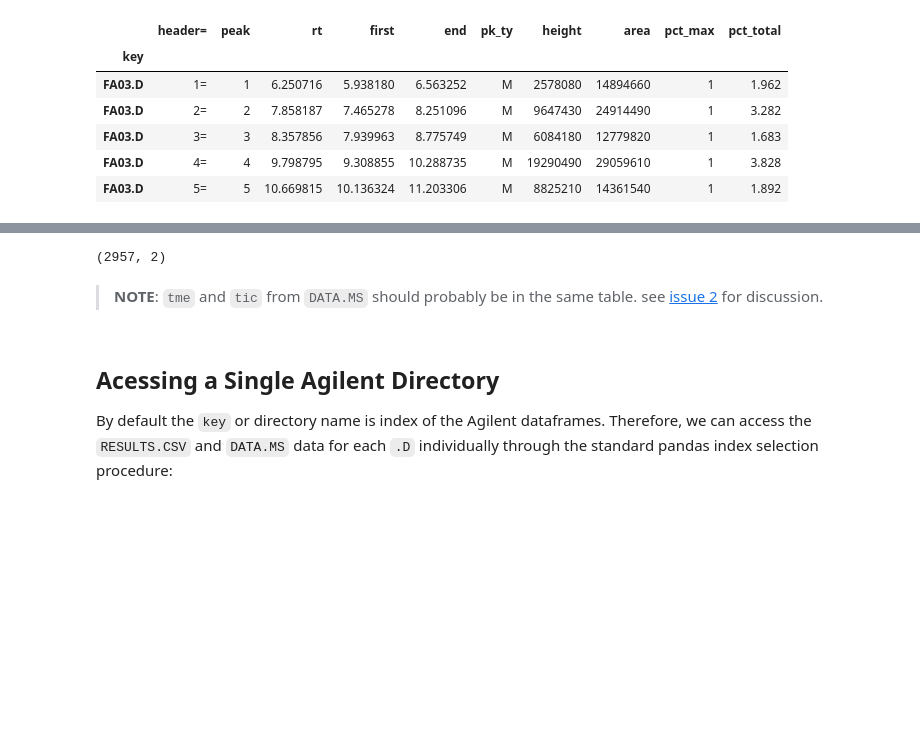
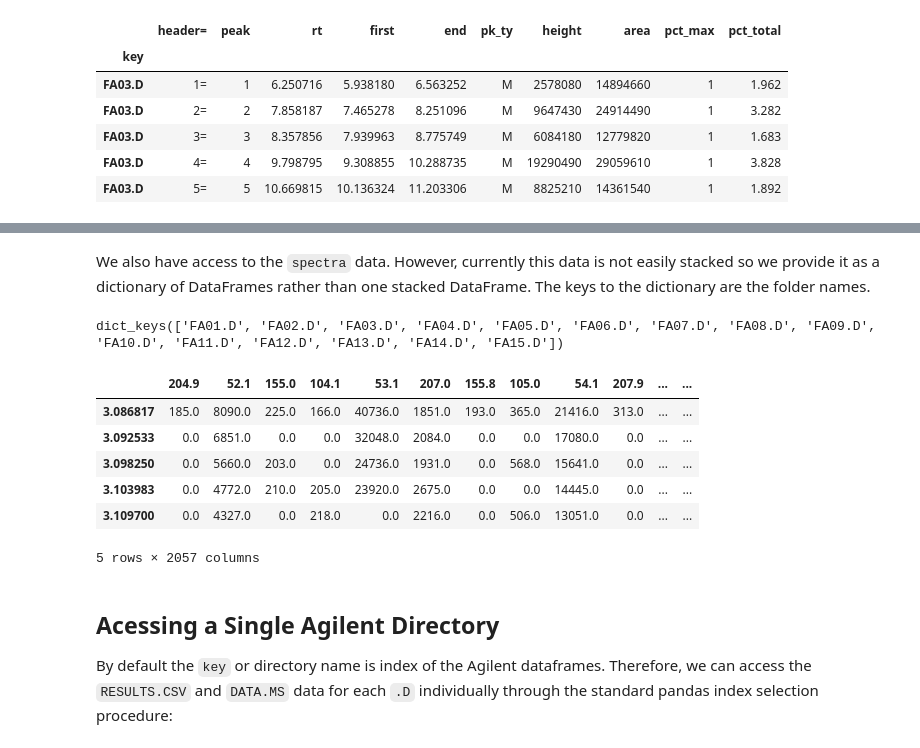
Before and after one commit to audere-labs/pyvalence, a Jupyter notebook: chromo_example.ipynb, the cells around one changed output, grey strips where cells are left out. Drawn from its saved outputs; the diff is of its cells as text; code cells hidden in the pictures; blank space fills up the shorter version.

Commit message:
temporary work around for spectra interface

```diff
--- a/chromo_example.ipynb
+++ b/chromo_example.ipynb
@@ -63,9 +75,19 @@ We can access the __DATA.MS__ `tme` tables from all Agilent directories as a sin
+# %% [markdown]
+We also have access to the `spectra` data.  However, currently this data is not easily stacked so we provide it as a dictionary of DataFrames rather than one stacked DataFrame.  The keys to the dictionary are the folder names.
+# %%
+agi.spectra.keys()
+# %% [output]
+dict_keys(['FA01.D', 'FA02.D', 'FA03.D', 'FA04.D', 'FA05.D', 'FA06.D', 'FA07.D', 'FA08.D', 'FA09.D', 'FA10.D', 'FA11.D', 'FA12.D', 'FA13.D', 'FA14.D', 'FA15.D'])
 # %%
-agi.datams.loc['FA01.D'].shape
+agi.spectra['FA01.D'].head()
 # %% [output]
+|  | 204.9 | 52.1 | 155.0 | 104.1 | 53.1 | 207.0 | 155.8 | 105.0 | 54.1 | 207.9 | ... | ... |
+| 3.086817 | 185.0 | 8090.0 | 225.0 | 166.0 | 40736.0 | 1851.0 | 193.0 | 365.0 | 21416.0 | 313.0 | ... | ... |
+| 3.092533 | 0.0 | 6851.0 | 0.0 | 0.0 | 32048.0 | 2084.0 | 0.0 | 0.0 | 17080.0 | 0.0 | ... | ... |
+| 3.098250 | 0.0 | 5660.0 | 203.0 | 0.0 | 24736.0 | 1931.0 | 0.0 | 568.0 | 15641.0 | 0.0 | ... | ... |
+| 3.103983 | 0.0 | 4772.0 | 210.0 | 205.0 | 23920.0 | 2675.0 | 0.0 | 0.0 | 14445.0 | 0.0 | ... | ... |
+| 3.109700 | 0.0 | 4327.0 | 0.0 | 218.0 | 0.0 | 2216.0 | 0.0 | 506.0 | 13051.0 | 0.0 | ... | ... |
-(2957, 2)
+5 rows × 2057 columns
-# %% [markdown]
-> __NOTE__:  `tme` and `tic` from `DATA.MS` should probably be in the same table.  see [issue 2](https://github.com/blakeboswell/chemtbd/issues/2) for discussion.
 # %% [markdown]
 ## Acessing a Single Agilent Directory
 
```
Also changed, not shown: parts of 26 cells of this notebook, 18 other files.
